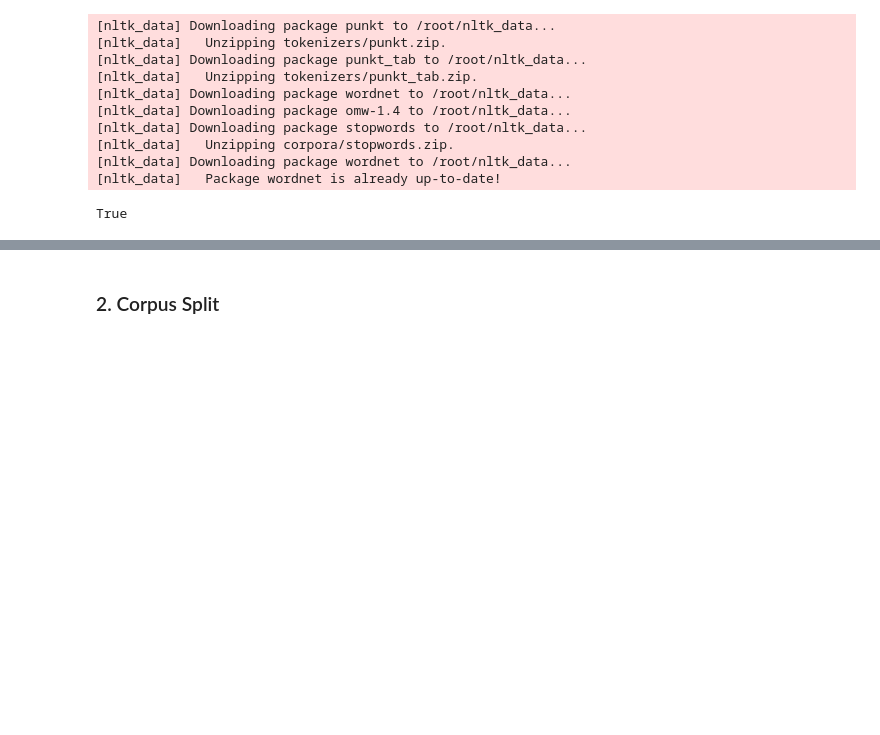
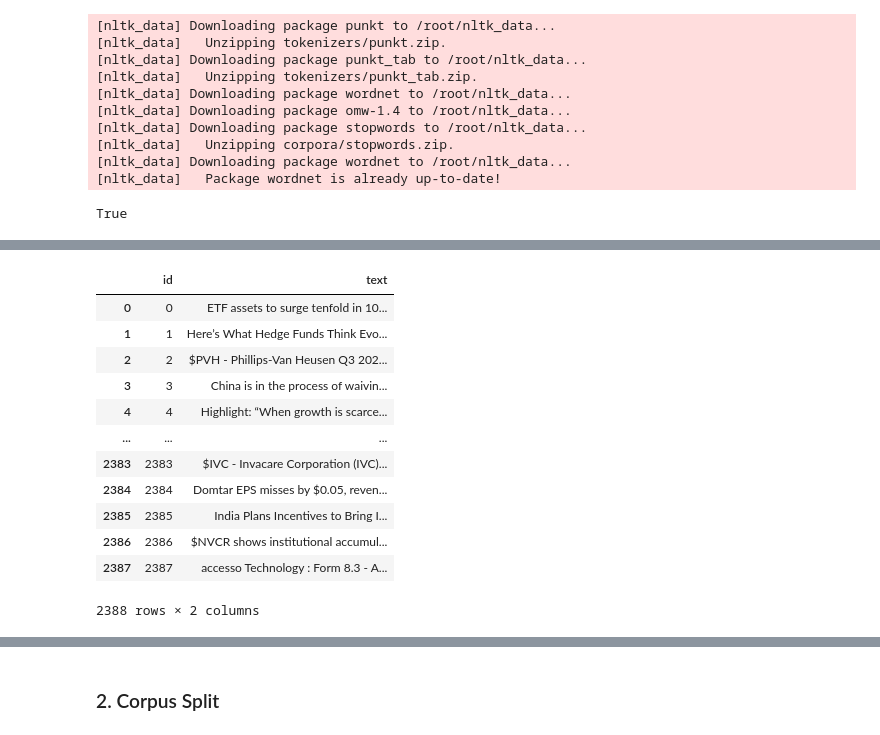
Before and after one commit to Port0goose/Text_Mining, a Jupyter notebook: tm_tests2_01.ipynb, the cells around one changed output, grey strips where cells are left out. Saved outputs shown, nothing was run; the diff lists cells and outputs as text; code cells hidden in the pictures; blank space fills up the shorter version.

```diff
--- a/tm_tests2_01.ipynb
+++ b/tm_tests2_01.ipynb
@@ -84,0 +140,16 @@ test_df = pd.DataFrame(data=test_data).reset_index(drop=True)
+# %%
+test_df
+# %% [output]
+|  | id | text |
+| 0 | 0 | ETF assets to surge tenfold in 10... |
+| 1 | 1 | Here’s What Hedge Funds Think Evo... |
+| 2 | 2 | $PVH - Phillips-Van Heusen Q3 202... |
+| 3 | 3 | China is in the process of waivin... |
+| 4 | 4 | Highlight: “When growth is scarce... |
+| ... | ... | ... |
+| 2383 | 2383 | $IVC - Invacare Corporation (IVC)... |
+| 2384 | 2384 | Domtar EPS misses by $0.05, reven... |
+| 2385 | 2385 | India Plans Incentives to Bring I... |
+| 2386 | 2386 | $NVCR shows institutional accumul... |
+| 2387 | 2387 | accesso Technology : Form 8.3 - A... |
+2388 rows × 2 columns
```
Also changed, not shown: parts of 42 cells of this notebook, 1 other file.
